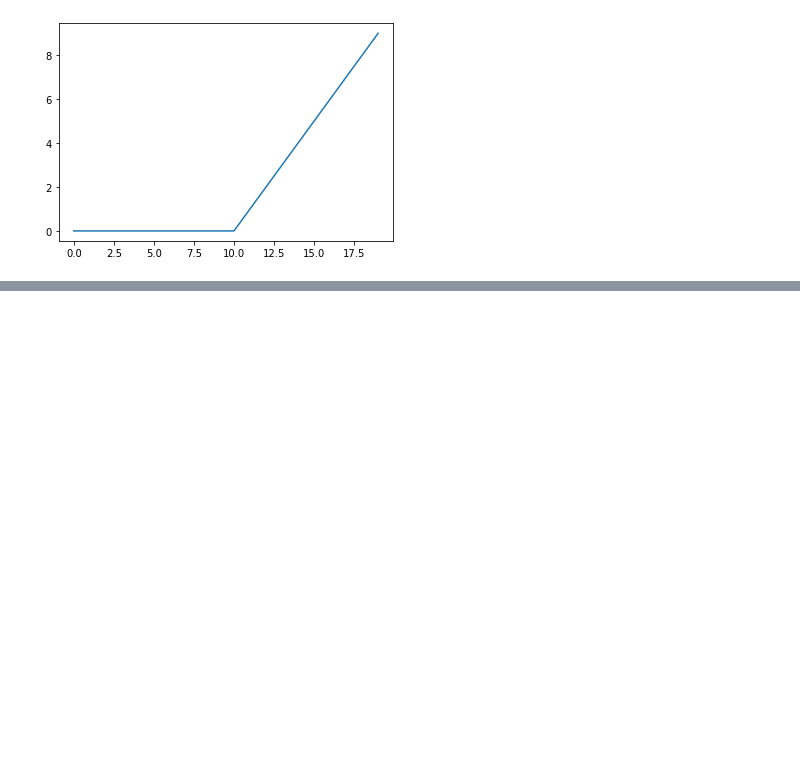
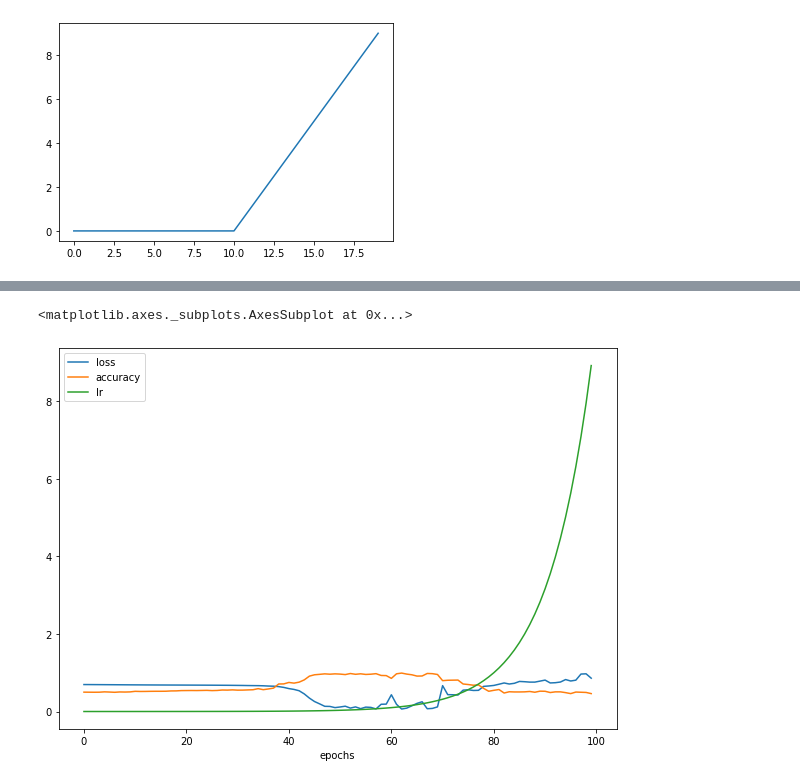
Before and after one commit to JaradAng/tensorflow_training, a Jupyter notebook: neural_network_classification.ipynb, the cells around one changed output, grey strips where cells are left out. Saved outputs shown, nothing was run; the diff lists cells and outputs as text; code cells hidden in the pictures; blank space fills up the shorter version.

```diff
--- a/neural_network_classification.ipynb
+++ b/neural_network_classification.ipynb
@@ -544,0 +666,25 @@ plt.plot(relu(A))
+# %%
+#create new model
+tf.random.set_seed(42)
+
+#Build model
+model10 = tf.keras.Sequential([
+    tf.keras.layers.Dense(4, activation = 'relu'),
+    tf.keras.layers.Dense(4, activation='relu'),
+    tf.keras.layers.Dense(1, activation='sigmoid')
+])
+
+#Compile the model
+model10.compile(loss=tf.keras.losses.BinaryCrossentropy(),
+                optimizer=tf.keras.optimizers.Adam(),
+                metrics=['accuracy'])
+
+#create learning rate callback
+lr_scheduler = tf.keras.callbacks.LearningRateScheduler(lambda epoch:1e-4 * 10**(epoch/20))
+
+
+#fit the model
+history10 = model10.fit(X_train,
+                        y_train,
+                        epochs=100,
+                        callbacks=[lr_scheduler])
@@ -544,0 +709,6 @@ plt.plot(relu(A))
+# %%
+#check out history
+pd.DataFrame(history10.history).plot(figsize=(10,7),xlabel='epochs')
+# %% [output]
+<matplotlib.axes._subplots.AxesSubplot at 0x...>
+[figure, added]
```
Also changed, not shown: parts of 15 cells of this notebook.
